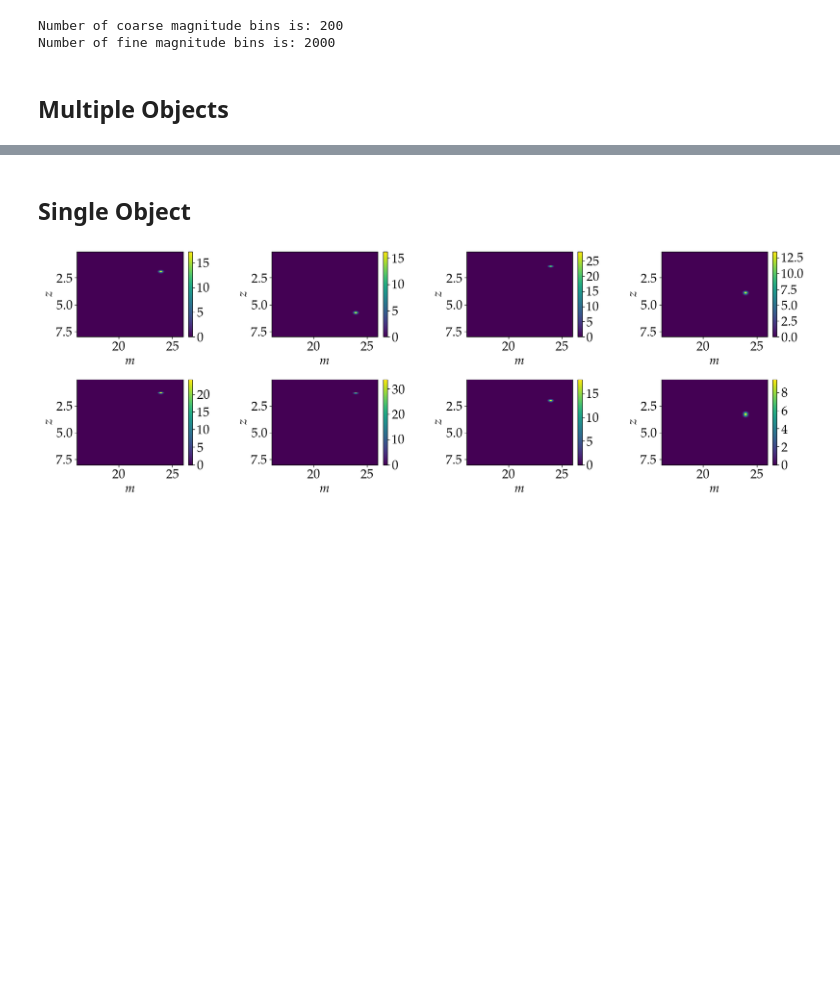
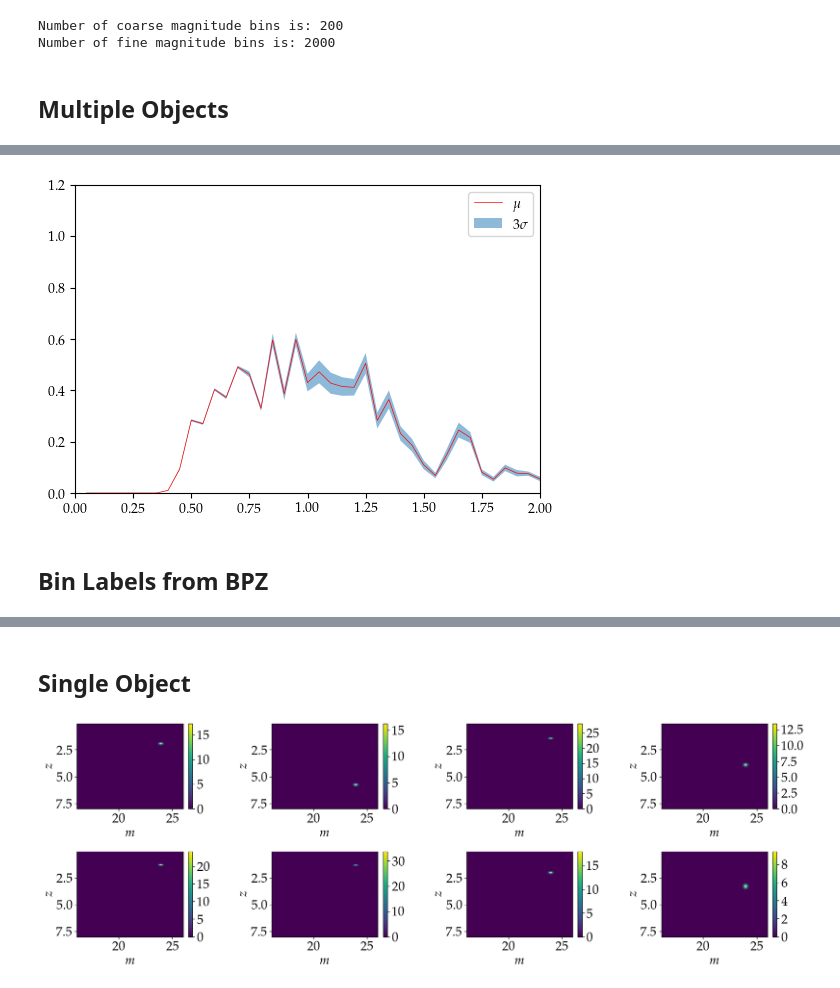
Before and after one commit to Harry45/BHM-nz, a Jupyter notebook: bhm/playground.ipynb, the cells around one changed output, grey strips where cells are left out. Saved outputs shown, nothing was run; the diff lists cells and outputs as text; code cells hidden in the pictures; blank space fills up the shorter version.

```diff
--- a/bhm/playground.ipynb
+++ b/bhm/playground.ipynb
@@ -1286,0 +1262,26 @@ array([228320, 236163, 110144,  54554,  48338, 133158, 234148,  48738,
+# %%
+record_fijk_gibb = np.vstack(record_fijk_gibb).reshape(ngibbs, 8, ncoarse_z, ncoarse_m)
+# %%
+burnin = 1
+# %%
+# marginalise over template and magnitude
+pz_marg = record_fijk_gibb[burnin:].sum(1).sum(2)
+# %%
+mean_pz = np.mean(pz_marg, axis = 0)
+std_pz = np.std(pz_marg, axis = 0)
+cov_pz = np.cov(pz_marg.T)
+
+area_mean = np.trapz(mean_pz, zgrid)
+mean_pz /= area_mean
+# %%
+plt.figure(figsize=(6,4))
+plt.plot(zgrid, mean_pz, lw = 0.5, c= 'r', label = r'$\mu$')
+plt.fill_between(zgrid, mean_pz - 3 * std_pz, mean_pz + 3 * std_pz, alpha = 0.5, label = r'$3\sigma$')
+plt.xlim(0, 2.0)
+plt.ylim(0.0, 1.2)
+plt.legend(loc='best')
+plt.show()
+# %% [output]
+[figure, added]
+# %% [markdown]
+## Bin Labels from BPZ
```
Also changed, not shown: parts of 65 cells of this notebook, 4 other files.
